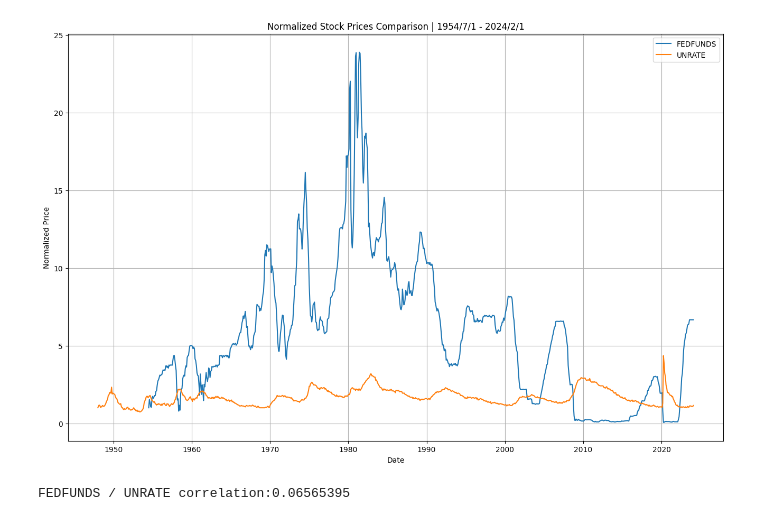
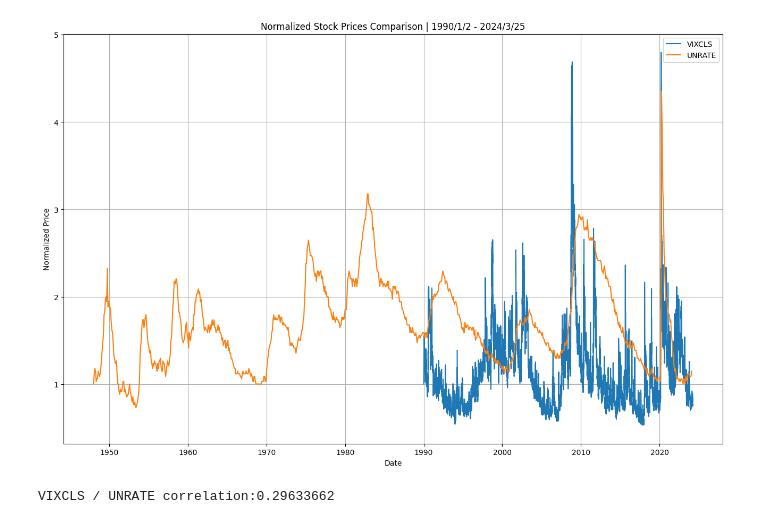
Before and after one commit to ivandimitrovkyulev/Notebooks, a Jupyter notebook: sample/macro_data.ipynb, the cells around one changed output. Saved outputs shown, nothing was run; the diff lists cells and outputs as text; code cells hidden in the pictures.

```diff
--- a/sample/macro_data.ipynb
+++ b/sample/macro_data.ipynb
@@ -23,3 +21,3 @@ series.sort_values('popularity', ascending=False)
 # %%
-data_1 = fred.get_series_observation("FEDFUNDS")
+data_1 = fred.get_series_observation("VIXCLS")
 data_2 = fred.get_series_observation("UNRATE")
@@ -43,6 +24,6 @@ data_2
 # %%
 from src.plotting import plot_n_chart_comparison
-plot_n_chart_comparison([("FEDFUNDS", data_1), ("UNRATE", data_2), ], y_axis='lin', log_scale=False)
+plot_n_chart_comparison([("VIXCLS", data_1), ("UNRATE", data_2), ], y_axis='lin', log_scale=False)
 # %% [output]
-[figure, old version]
+[figure, new version]
-FEDFUNDS / UNRATE correlation:0.06565395
+VIXCLS / UNRATE correlation:0.29633662
```
Also changed, not shown: parts of 2 cells of this notebook, 5 other files.
